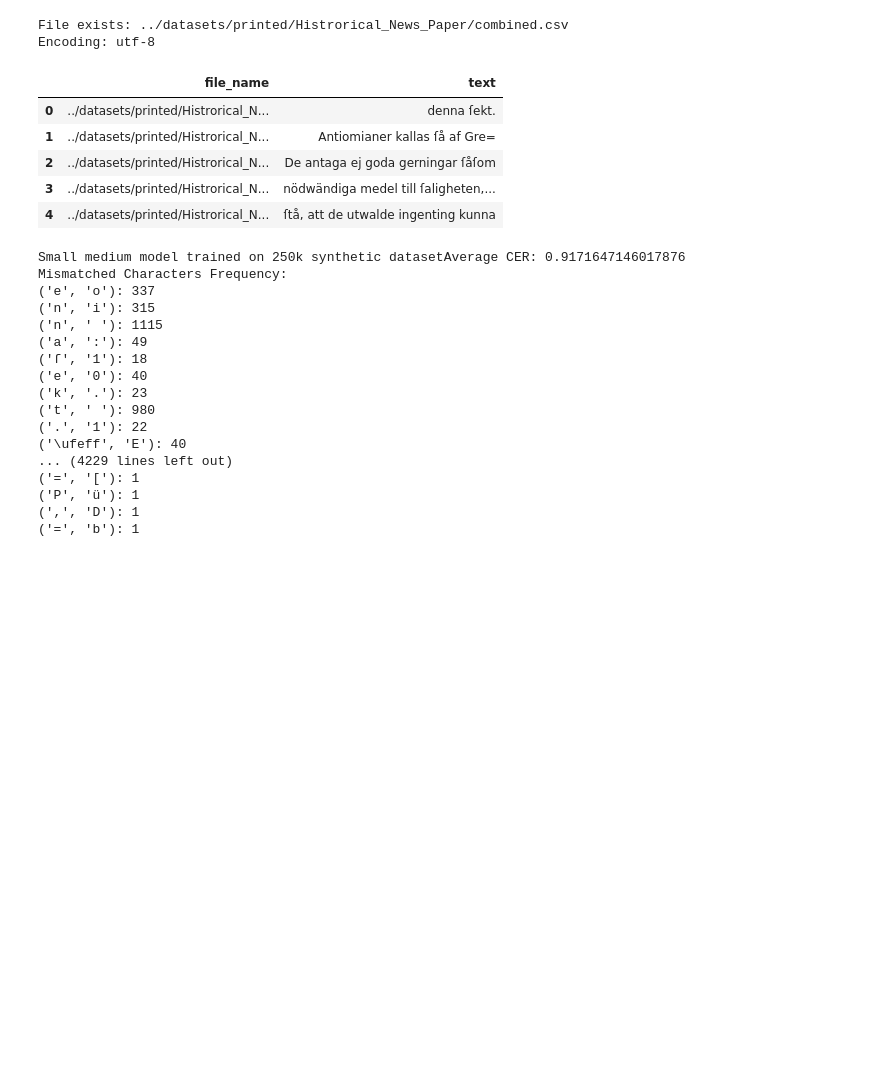
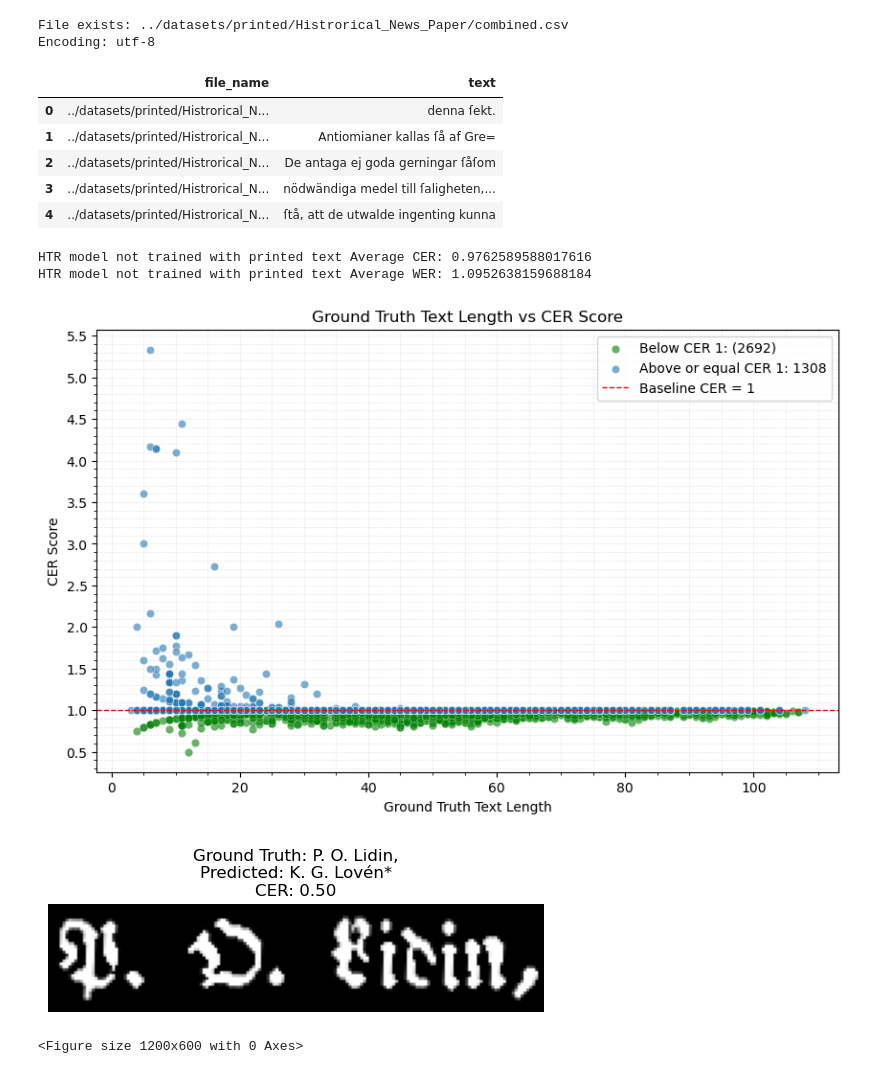
Before and after one commit to xxGreyscale/TrOCR, a Jupyter notebook: notebooks/evaluation.ipynb, the cells around one changed output. Saved outputs shown, nothing was run; the diff lists cells and outputs as text; code cells hidden in the pictures; blank space fills up the shorter version.

```diff
--- a/notebooks/evaluation.ipynb
+++ b/notebooks/evaluation.ipynb
@@ -64,25 +138,0 @@ def evaluate_cer_and_mismatched_chars(_model, _processor, _dataset):
-# %%
-# Evaluate the model and get mismatched characters frequency
-small_medium_model_average_cer, small_medium_model_mismatched_chars_freq = evaluate_cer_and_mismatched_chars(small_medium_model, small_medium_processor, kubhist_df[:2000])
-print(f"Small medium model trained on 250k synthetic datasetAverage CER: {small_medium_model_average_cer}")
-print("Mismatched Characters Frequency:")
-for chars, freq in small_medium_model_mismatched_chars_freq.items():
-    print(f"{chars}: {freq}")
-# %% [output]
-Small medium model trained on 250k synthetic datasetAverage CER: 0.9171647146017876
-Mismatched Characters Frequency:
-('e', 'o'): 337
-('n', 'i'): 315
-('n', ' '): 1115
-('a', ':'): 49
-('ſ', '1'): 18
-('e', '0'): 40
-('k', '.'): 23
-('t', ' '): 980
-('.', '1'): 22
-('\ufeff', 'E'): 40
-... (4229 lines left out)
-('=', '['): 1
-('P', 'ü'): 1
-(',', 'D'): 1
-('=', 'b'): 1
@@ -88,0 +176,24 @@ Mismatched Characters Frequency:
+# %%
+import pandas as pd
+
+def draw_box_plot_with_cer_scores(char_errors_per_image, cer_scores_per_image):
+    # Extract ground truth text lengths and CER scores
+    gt_lengths = [x[0] for x in char_errors_per_image]
+    cer_scores = cer_scores_per_image
+
+    # Create a DataFrame for easier manipulation
+    data = pd.DataFrame({'gt_length': gt_lengths, 'cer_score': cer_scores})
+
+    # Define bins for ground truth text lengths
+    bins = np.arange(0, max(gt_lengths) + 10, 10)
+    data['gt_length_bin'] = pd.cut(data['gt_length'], bins)
+
+    # Plot the box plot
+    plt.figure(figsize=(12, 6))
+    data.boxplot(column='cer_score', by='gt_length_bin', grid=False, showfliers=False)
+    plt.xticks(rotation=45)
+    plt.xlabel('Ground Truth Text Length (binned)')
+    plt.ylabel('CER Score')
+    plt.title('Box Plot of CER Scores by Ground Truth Text Length')
+    plt.suptitle('')  # Suppress the default title
+    plt.show()
@@ -88,0 +236,22 @@ Mismatched Characters Frequency:
+# %%
+# Evaluate the model and get mismatched characters frequency
+# Load the pre-trained TrOCR model and processor
+htr_vision_model = VisionEncoderDecoderModel.from_pretrained("../custom_models/trocr-handwritten/w_augmentation/small/1.3/vision_model")
+htr_processor = TrOCRProcessor.from_pretrained("../custom_models/trocr-handwritten/w_augmentation/small/1.3/processor")
+
+htr_model_avg_wer, htr_model_l_avg_cer, htr_model_l_avg_cerl_mismatched_chars_freq, htr_model_char_errors_per_image, htr_model_cer_scores_per_image = evaluate_wer_and_cer_and_mismatched_chars(htr_vision_model, htr_processor, kubhist_df[:4000])
+print(f"HTR model not trained with printed text Average CER: {htr_model_l_avg_cer}")
+print(f"HTR model not trained with printed text Average WER: {htr_model_avg_wer}")
+#
+# %% [output]
+HTR model not trained with printed text Average CER: 0.9762589588017616
+HTR model not trained with printed text Average WER: 1.0952638159688184
+# %%
+# show the  |
+draw_scatter_plot_with_cer_scores(htr_model_char_errors_per_image, htr_model_cer_scores_per_image)
+show_image_with_lowest_cer(htr_model_cer_scores_per_image, kubhist_df, htr_vision_model, htr_processor)
+draw_box_plot_with_cer_scores(htr_model_char_errors_per_image, htr_model_cer_scores_per_image)
+# %% [output]
+[figure, added]
+[figure, added]
+<Figure size 1200x600 with 0 Axes>
```
Also changed, not shown: parts of 15 cells of this notebook.
